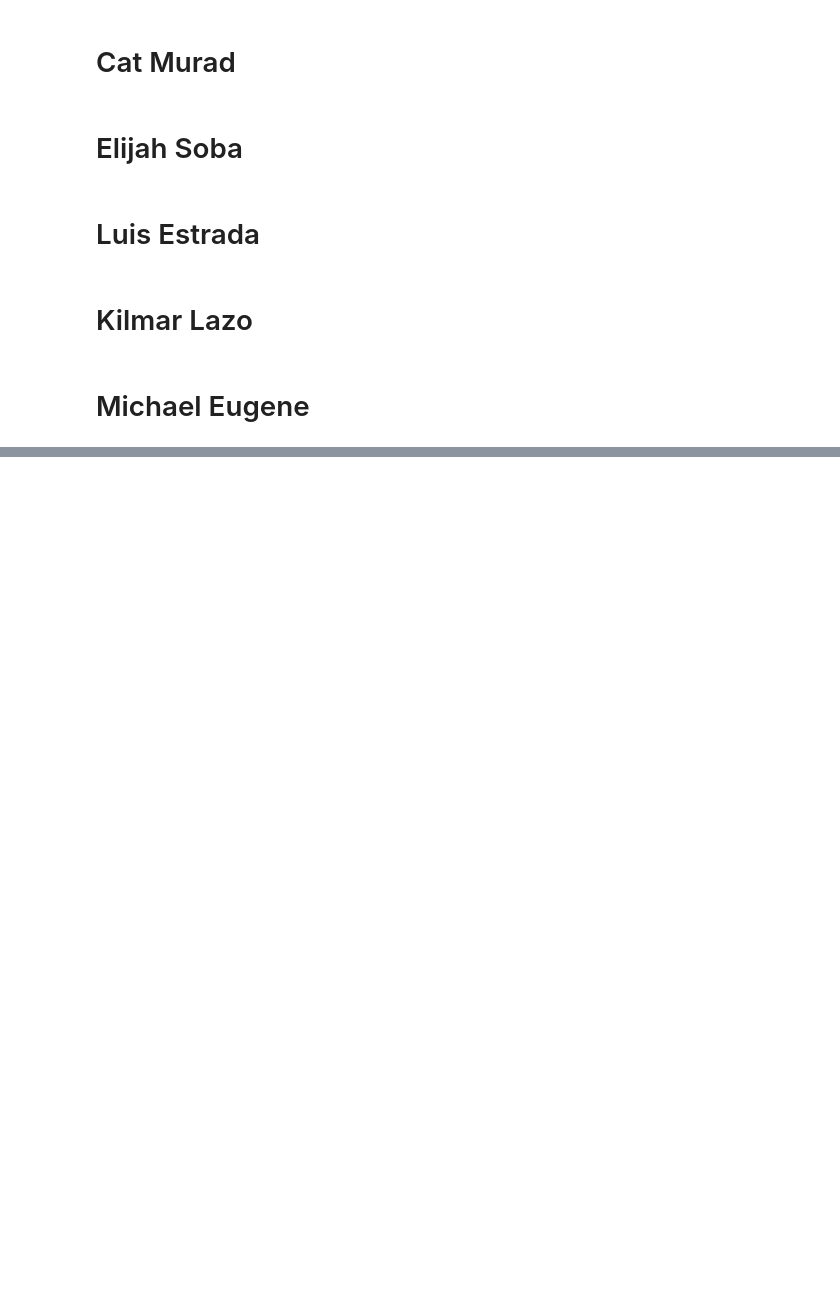
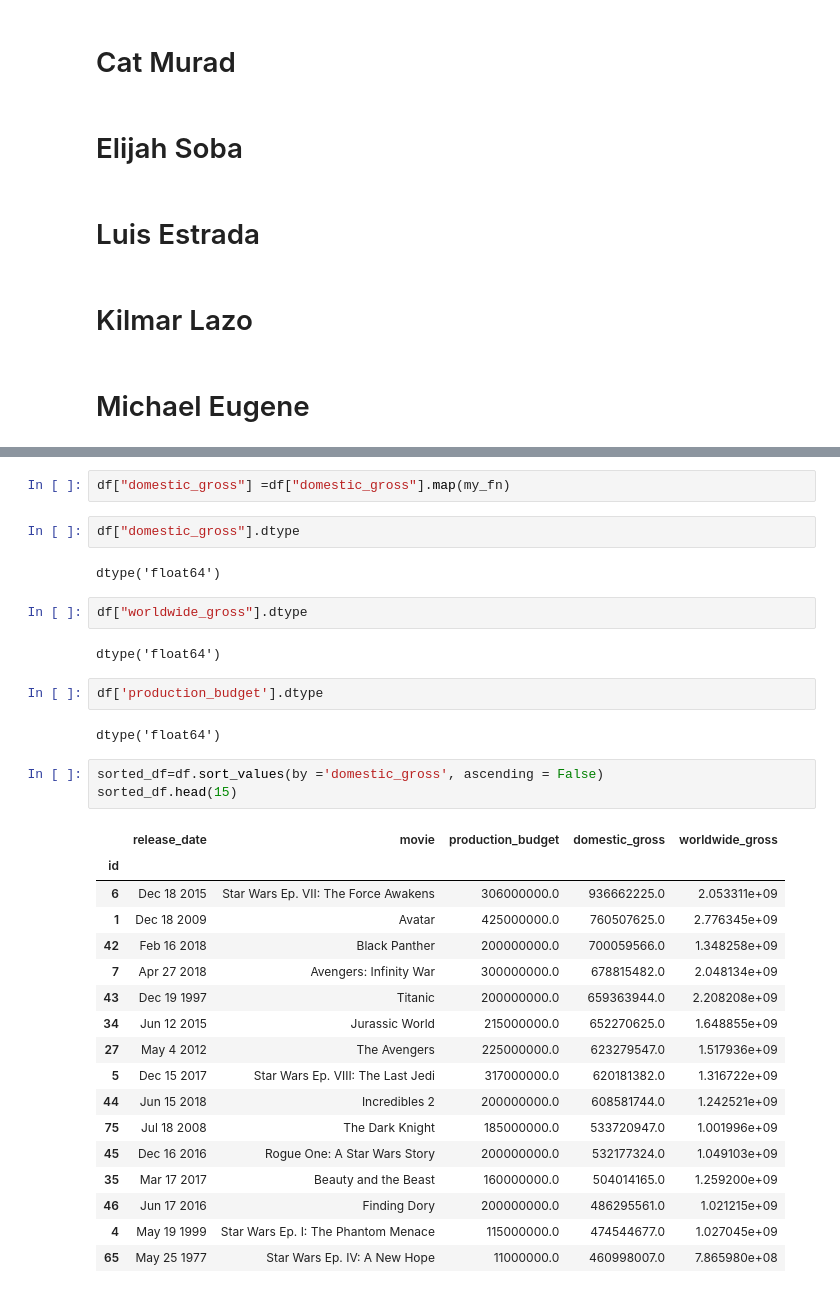
Before and after one commit to mehince/group-1-capstone, a Jupyter notebook: student.ipynb, the cells around one changed output, grey strips where cells are left out. Cells and saved outputs as stored; diff of their text form; blank space fills up the shorter version.

```diff
--- a/student.ipynb
+++ b/student.ipynb
@@ -30,0 +168,35 @@ FROM im
+# %%
+df["domestic_gross"] =df["domestic_gross"].map(my_fn)
+# %%
+df["domestic_gross"].dtype
+# %% [output]
+dtype('float64')
+# %%
+df["worldwide_gross"].dtype
+# %% [output]
+dtype('float64')
+# %%
+df['production_budget'].dtype
+# %% [output]
+dtype('float64')
+# %%
+sorted_df=df.sort_values(by ='domestic_gross', ascending = False)
+sorted_df.head(15)
+# %% [output]
+|  | release_date | movie | production_budget | domestic_gross | worldwide_gross |
+| id |  |  |  |  |  |
+| 6 | Dec 18 2015 | Star Wars Ep. VII: The Force Awakens | 306000000.0 | 936662225.0 | 2.053311e+09 |
+| 1 | Dec 18 2009 | Avatar | 425000000.0 | 760507625.0 | 2.776345e+09 |
+| 42 | Feb 16 2018 | Black Panther | 200000000.0 | 700059566.0 | 1.348258e+09 |
+| 7 | Apr 27 2018 | Avengers: Infinity War | 300000000.0 | 678815482.0 | 2.048134e+09 |
+| 43 | Dec 19 1997 | Titanic | 200000000.0 | 659363944.0 | 2.208208e+09 |
+| 34 | Jun 12 2015 | Jurassic World | 215000000.0 | 652270625.0 | 1.648855e+09 |
+| 27 | May 4 2012 | The Avengers | 225000000.0 | 623279547.0 | 1.517936e+09 |
+| 5 | Dec 15 2017 | Star Wars Ep. VIII: The Last Jedi | 317000000.0 | 620181382.0 | 1.316722e+09 |
+| 44 | Jun 15 2018 | Incredibles 2 | 200000000.0 | 608581744.0 | 1.242521e+09 |
+| 75 | Jul 18 2008 | The Dark Knight | 185000000.0 | 533720947.0 | 1.001996e+09 |
+| 45 | Dec 16 2016 | Rogue One: A Star Wars Story | 200000000.0 | 532177324.0 | 1.049103e+09 |
+| 35 | Mar 17 2017 | Beauty and the Beast | 160000000.0 | 504014165.0 | 1.259200e+09 |
+| 46 | Jun 17 2016 | Finding Dory | 200000000.0 | 486295561.0 | 1.021215e+09 |
+| 4 | May 19 1999 | Star Wars Ep. I: The Phantom Menace | 115000000.0 | 474544677.0 | 1.027045e+09 |
+| 65 | May 25 1977 | Star Wars Ep. IV: A New Hope | 11000000.0 | 460998007.0 | 7.865980e+08 |
```
Also changed, not shown: parts of 27 cells of this notebook, 1 other file.
